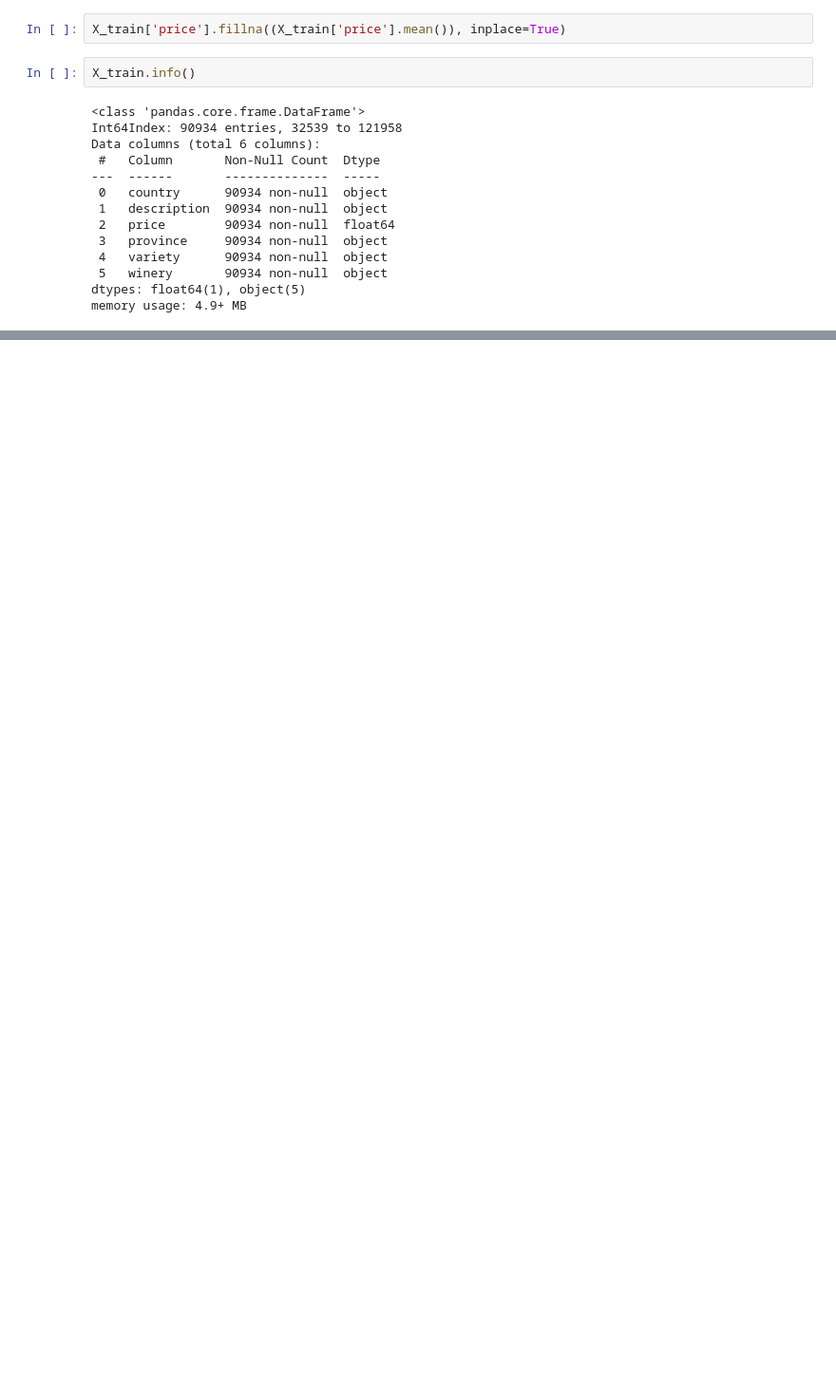
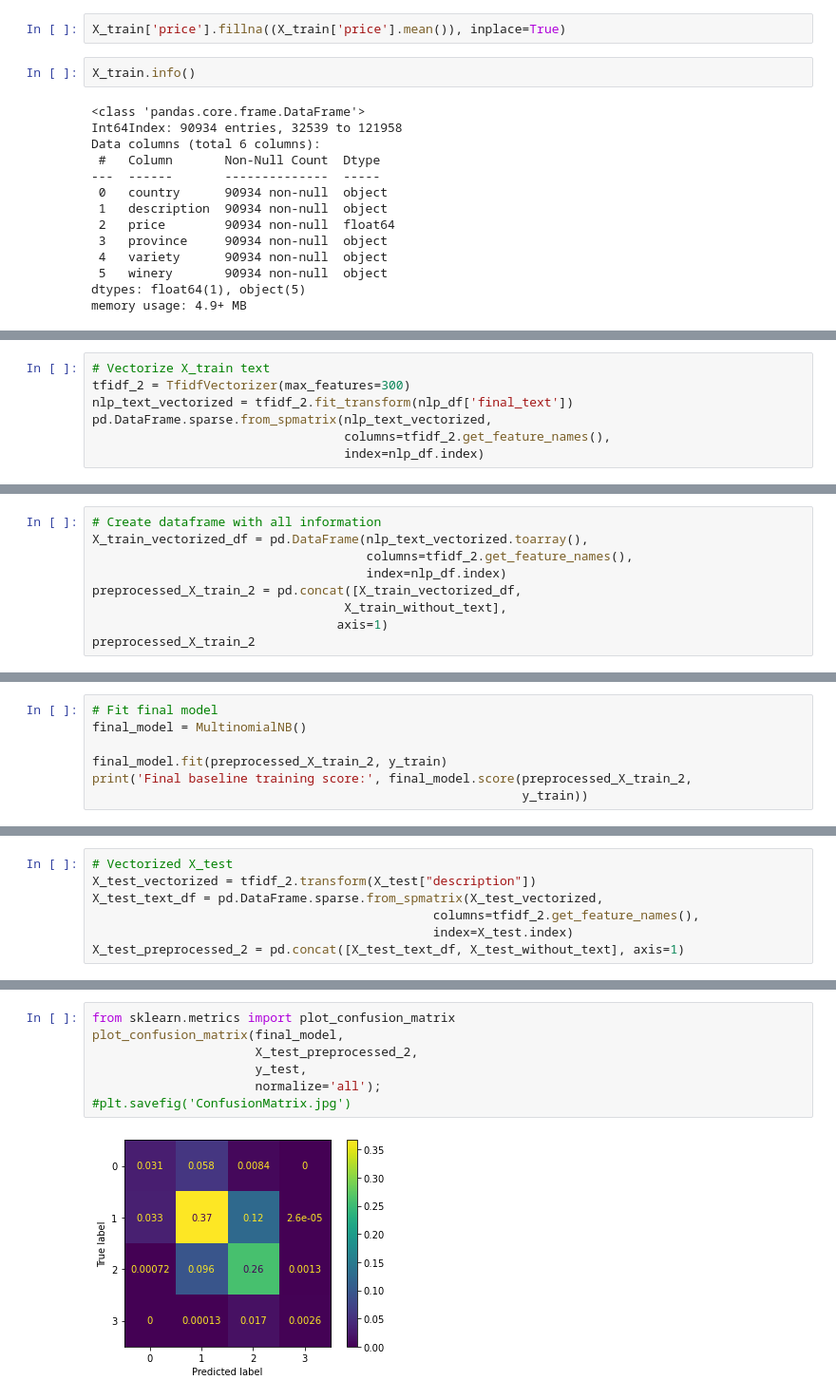
Before and after one commit to elizabeth524/Capstone-Project, a Jupyter notebook: Wine-Reviews-NLP.ipynb, the cells around one changed output, grey strips where cells are left out. Shown at 95% size. Cells and saved outputs as stored; diff of their text form; blank space fills up the shorter version.

```diff
--- a/Wine-Reviews-NLP.ipynb
+++ b/Wine-Reviews-NLP.ipynb
@@ -268,0 +583,7 @@ ValueError: Found input variables with inconsistent numbers of samples: [118260,
+# %%
+# Vectorize X_train text
+tfidf_2 = TfidfVectorizer(max_features=300)
+nlp_text_vectorized = tfidf_2.fit_transform(nlp_df['final_text'])
+pd.DataFrame.sparse.from_spmatrix(nlp_text_vectorized,
+                                  columns=tfidf_2.get_feature_names(),
+                                  index=nlp_df.index)
@@ -268,0 +604,9 @@ ValueError: Found input variables with inconsistent numbers of samples: [118260,
+# %%
+# Create dataframe with all information
+X_train_vectorized_df = pd.DataFrame(nlp_text_vectorized.toarray(),
+                                     columns=tfidf_2.get_feature_names(),
+                                     index=nlp_df.index)
+preprocessed_X_train_2 = pd.concat([X_train_vectorized_df,
+                                  X_train_without_text],
+                                 axis=1)
+preprocessed_X_train_2
@@ -268,0 +627,7 @@ ValueError: Found input variables with inconsistent numbers of samples: [118260,
+# %%
+# Fit final model
+final_model = MultinomialNB()
+
+final_model.fit(preprocessed_X_train_2, y_train)
+print('Final baseline training score:', final_model.score(preprocessed_X_train_2,
+                                                          y_train))
@@ -268,0 +636,7 @@ ValueError: Found input variables with inconsistent numbers of samples: [118260,
+# %%
+# Vectorized X_test
+X_test_vectorized = tfidf_2.transform(X_test["description"])
+X_test_text_df = pd.DataFrame.sparse.from_spmatrix(X_test_vectorized,
+                                              columns=tfidf_2.get_feature_names(),
+                                              index=X_test.index)
+X_test_preprocessed_2 = pd.concat([X_test_text_df, X_test_without_text], axis=1)
@@ -268,0 +663,9 @@ ValueError: Found input variables with inconsistent numbers of samples: [118260,
+# %%
+from sklearn.metrics import plot_confusion_matrix
+plot_confusion_matrix(final_model,
+                      X_test_preprocessed_2,
+                      y_test,
+                      normalize='all');
+#plt.savefig('ConfusionMatrix.jpg')
+# %% [output]
+[figure, added]
```
Also changed, not shown: parts of 140 cells of this notebook.
